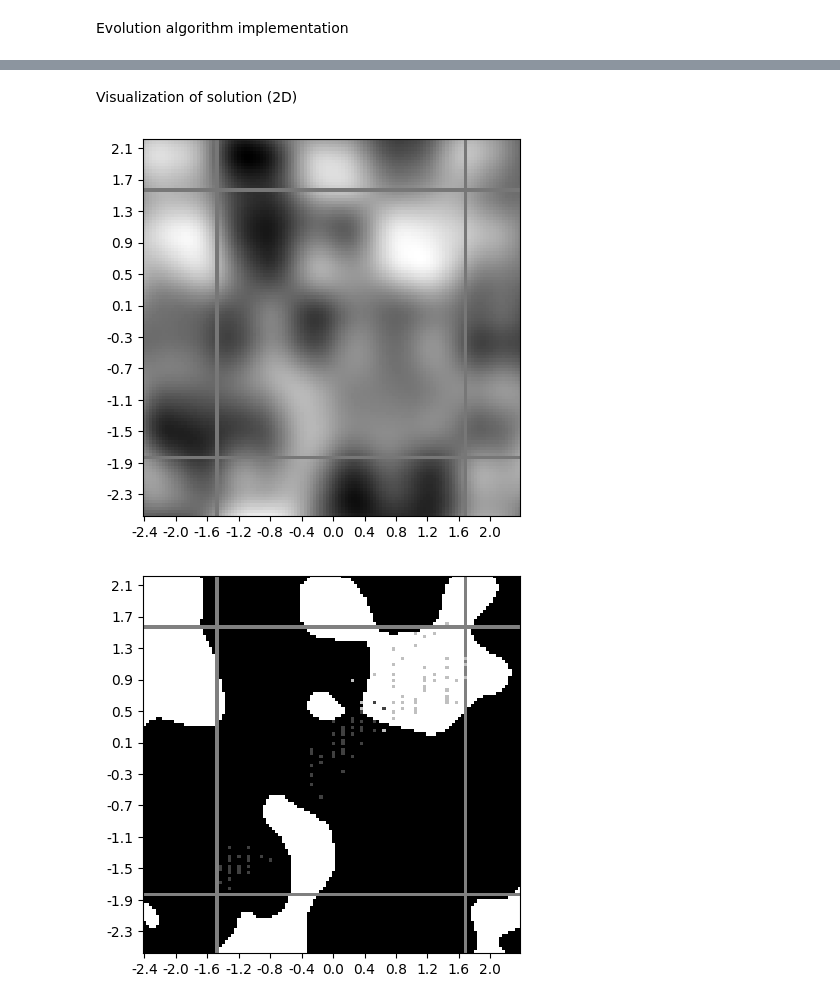
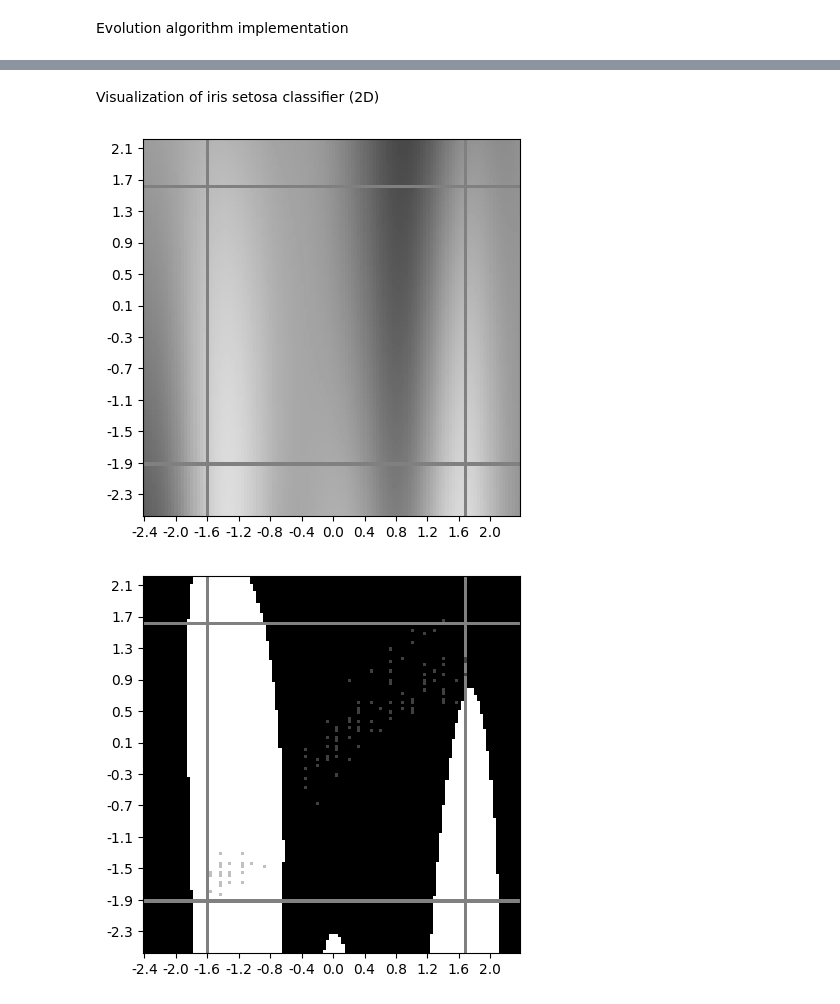
Before and after one commit to grigorescuandrei/noise-based-classifier, a Jupyter notebook: prototype/benchmark.ipynb, the cells around one changed output, grey strips where cells are left out. Saved outputs shown, nothing was run; the diff lists cells and outputs as text; code cells hidden in the pictures.

Commit message:
Added one-versus-all iris classifier ipynb, fixed some issues

```diff
--- a/prototype/benchmark.ipynb
+++ b/prototype/benchmark.ipynb
@@ -221,7 +237,16 @@ The following methods are considered for the genetic operators:
    - zOffset - random float value between the zOffset values of parents
 # %%
 def rand(a, b):
-    return a + (b-a) * random.random()
+    mn = min(a, b)
+    mx = max(a, b)
+    return mn + (mx-mn) * random.random()
+
+#wrap functions to tolerate invalid intervals
+original_randint = randint
+def randint(a, b):
+    mn = min(a, b)
+    mx = max(a, b)
+    return original_randint(mn, mx)
 
 def clamp(v, a, b):
     if v < a:
@@ -280,23 +305,15 @@ class Chromosome:
         #seed
         newRepresentation.append(self.__representation[0] if random.random() < 0.5 else c.__representation[0])
         #octave
-        mn = min(self.__representation[1], c.__representation[1])
-        mx = max(self.__representation[1], c.__representation[1])
-        newRepresentation.append(randint(mn, mx))
+        newRepresentation.append(randint(self.__representation[1], c.__representation[1]))
         #threshold
-        mn = min(self.__representation[2], c.__representation[2])
-        mx = max(self.__representation[2], c.__representation[2])
-        newRepresentation.append(rand(mn, mx))
+        newRepresentation.append(rand(self.__representation[2], c.__representation[2]))
         for i in range(N * 2):
             #scales and offsets
             p = 3 + i
-            mn = min(self.__representation[p], c.__representation[p])
-            mx = max(self.__representation[p], c.__representation[p])
-            newRepresentation.append(rand(mn, mx))
+            newRepresentation.append(rand(self.__representation[p], c.__representation[p]))
         #zOffset
-        mn = min(self.__representation[-1], c.__representation[-1])
-        mx = max(self.__representation[-1], c.__representation[-1])
-        newRepresentation.append(rand(mn, mx))
+        newRepresentation.append(rand(self.__representation[-1], c.__representation[-1]))
         offspring = Chromosome(c.__GAParams)
         offspring.representation = newRepresentation
         return offspring
@@ -488,7 +620,7 @@ Best solution is: x = [44898631, 1, 0.6319765292082012, -0.23605111411604762, -2
 # %% [markdown]
-Visualization of solution (2D)
+Visualization of iris setosa classifier (2D)
 # %%
-representation = overallBestChromo.representation
+representation = irisSetosaBestChromosome.representation
 seed = representation[0]
 octaves = representation[1]
 threshold = representation[2]
@@ -501,7 +633,7 @@ zOffset = representation[-1]
 imageScale = 4
 imageOffset = 2
 
-noise = PerlinNoise(seed=seed, octaves=octaves)
+setosaNoise = PerlinNoise(seed=seed, octaves=octaves)
 imageWidth, imageHeight = 100, 100
 border = 10
 
@@ -515,7 +647,7 @@ for i in range(imageHeight + border, -border, -1):
     row = []
     for j in range(-border, imageWidth + border, 1):
         input = [(i / imageHeight - imageOffset / imageScale) * imageScale, (j / imageWidth - imageOffset / imageScale) * imageScale]
-        processedInput = copy.copy(input)
+        processedInput = [] #copy.copy(input)
         for k in range(len(input)):
             scale = representation[2*k + 3]
             offset = representation[2*k + 4]
@@ -523,7 +655,7 @@ for i in range(imageHeight + border, -border, -1):
             processedInput.append(value * scale + offset)
         processedInput.append(zOffset)
 
-        value = noise(processedInput) + 0.5
+        value = setosaNoise(processedInput) + 0.5
         if i == minX-1 or i == maxX or j == minY-1 or j == maxY:
             value = 0.5
         row.append(value)
@@ -536,42 +668,42 @@ xticks = [x for x in range(0, imageWidth + border * 2, 10)]
 plt.xticks(xticks, ["%.1f" % (((x - border) / imageWidth - imageOffset / imageScale) * imageScale) for x in xticks])
 yticks = [y + border/imageScale for y in range(0, imageHeight + border * 2, 10)]
 plt.yticks(yticks, reversed(["%.1f" % (((y - border) / imageHeight - imageOffset / imageScale) * imageScale) for y in yticks]))
-plt.imshow(pic, cmap='gray')
+plt.imshow(pic, vmin=0, vmax=1, cmap='gray')
 plt.show()
 
 #pic = [[noise([i/imageWidth * scaleX + offsetX, j/imageHeight * scaleY + offsetY]) > threshold for j in range(imageWidth, 0, -1)] for i in range(imageHeight)]
 pic2 = []
 for i in range(len(pic)):
     row = []
     for j in range(0, len(pic[i]), 1):
         value = pic[i][j] > threshold
         if pic[i][j] == 0.5:
             value = 0.5
         row.append(value)
     pic2.append(row)
 
 for i in range(len(inputs)):
     input = inputs[i]
-    processedInput = copy.copy(input)
+    processedInput = [] #copy.copy(input)
     for j in range(len(input)):
         scale = representation[2*j + 3]
         offset = representation[2*j + 4]
         value = input[j]
         processedInput.append(value * scale + offset)
     x = floor((imageScale - input[0] - imageOffset) * imageWidth / imageScale + border)
     y = floor((input[1] + imageOffset) * imageHeight / imageScale + border)
-    color = 0.75 if realResults[i] else 0.25
+    color = 0.75 if results[i] == "Iris-setosa" else 0.25
     if x < len(pic2):
         if y < len(pic2[x]):
             pic2[x][y] = color
 
 plt.figure(figsize=(5,5), dpi=100)
 xticks = [x for x in range(0, imageWidth + border * 2, 10)]
 plt.xticks(xticks, ["%.1f" % (((x - border) / imageWidth - imageOffset / imageScale) * imageScale) for x in xticks])
 yticks = [y + border/imageScale for y in range(0, imageHeight + border * 2, 10)]
 plt.yticks(yticks, reversed(["%.1f" % (((y - border) / imageHeight - imageOffset / imageScale) * imageScale) for y in yticks]))
-plt.imshow(pic2, cmap='gray')
+plt.imshow(pic2, vmin=0, vmax=1, cmap='gray')
 plt.show()
 # %% [output]
-[figure, old version]
+[figure, new version]
-[figure, old version]
+[figure, new version]
```
Also changed, not shown: parts of 24 cells of this notebook, 2 other files.
